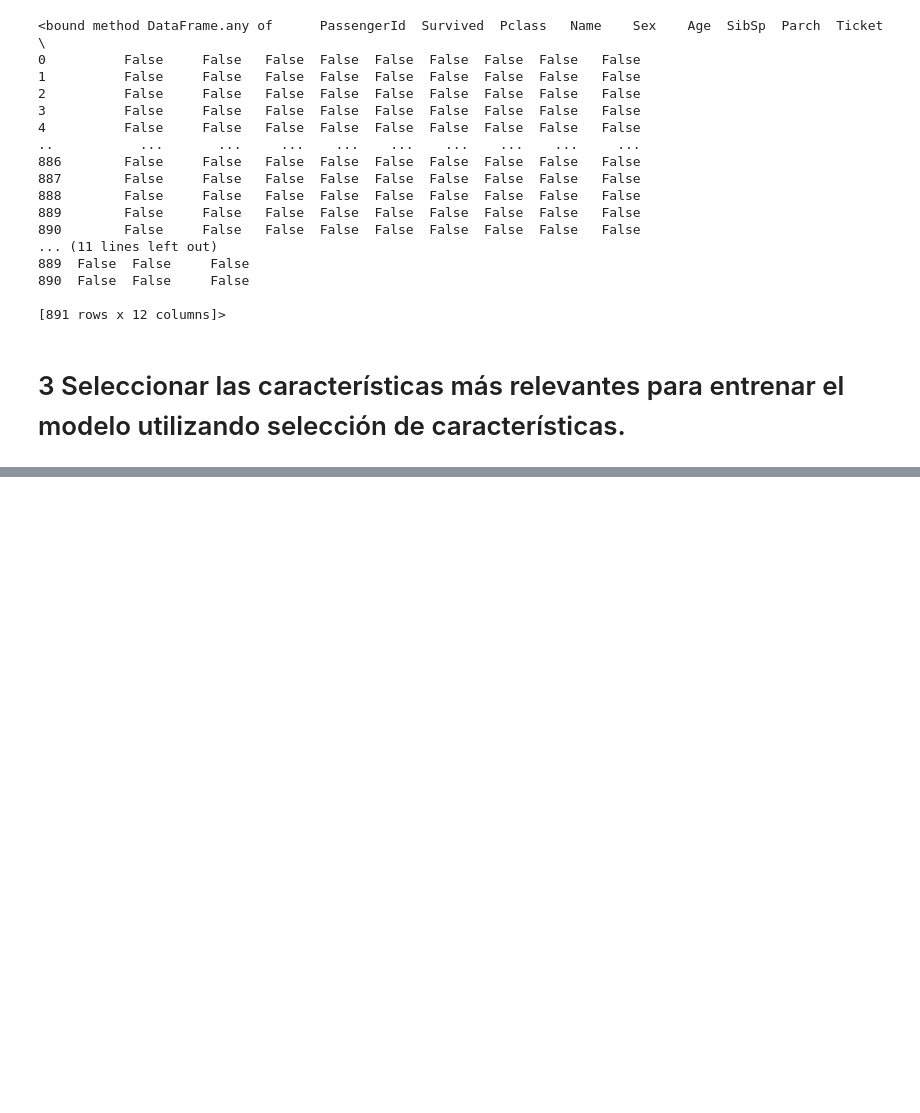
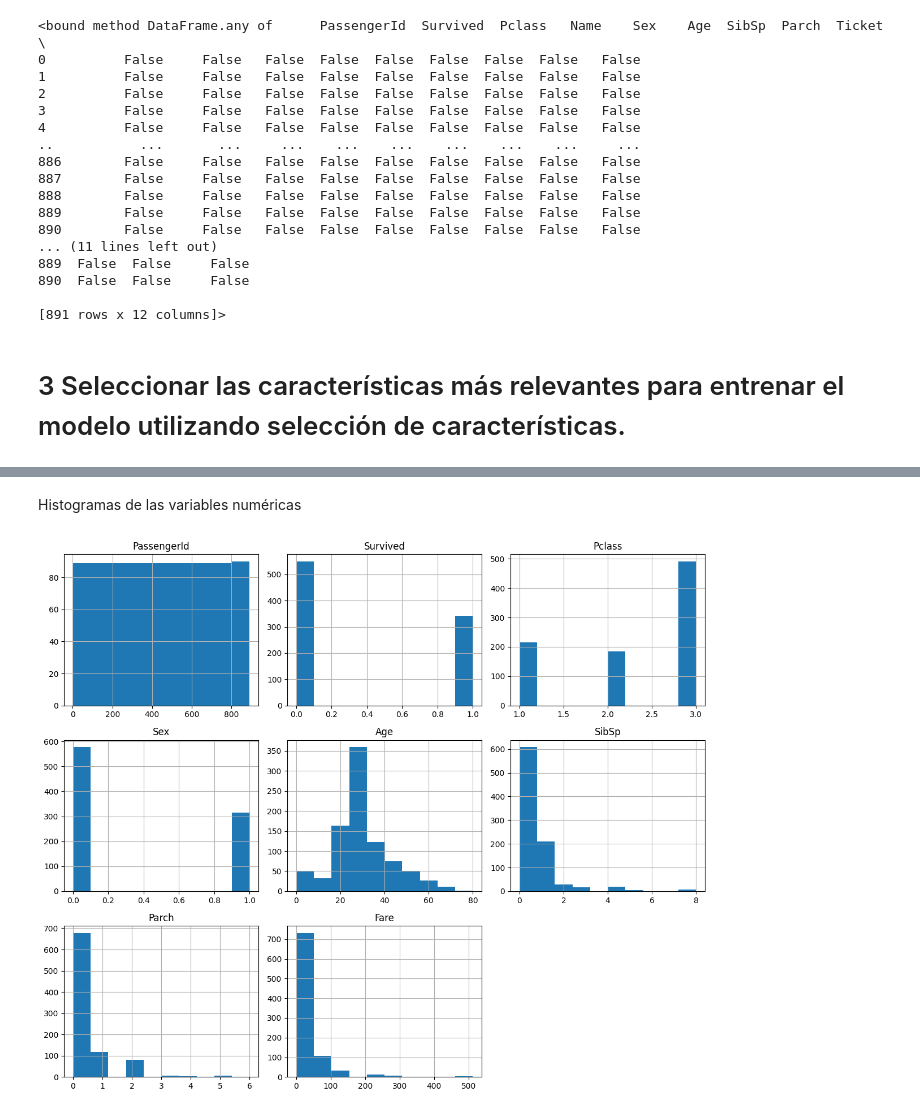
Before and after one commit to richardfox528/DataAnalysisLinearRegression, a Jupyter notebook: Titanic.ipynb, the cells around one changed output, grey strips where cells are left out. Cells and saved outputs as stored; diff of their text form; code cells hidden in the pictures; blank space fills up the shorter version.

```diff
--- a/Titanic.ipynb
+++ b/Titanic.ipynb
@@ -169,3 +179,7 @@ print(data.isnull().any)
 [891 rows x 12 columns]>
 # %% [markdown]
 # 3  Seleccionar las características más relevantes para entrenar el modelo utilizando selección de características.
+# %%
+data.drop(["Name", "Ticket", "Cabin", "Embarked"], axis=1, inplace=True)
+data["Sex"] = data["Sex"].map({"male": 0, "female": 1})
+data.fillna(data.mean(), inplace=True)
@@ -171,0 +230,8 @@ print(data.isnull().any)
+# %% [markdown]
+Histogramas de las variables numéricas
+# %%
+data.hist(figsize=(12, 10))
+plt.tight_layout()
+plt.show()
+# %% [output]
+[figure, added]
```
Also changed, not shown: parts of 19 cells of this notebook.
